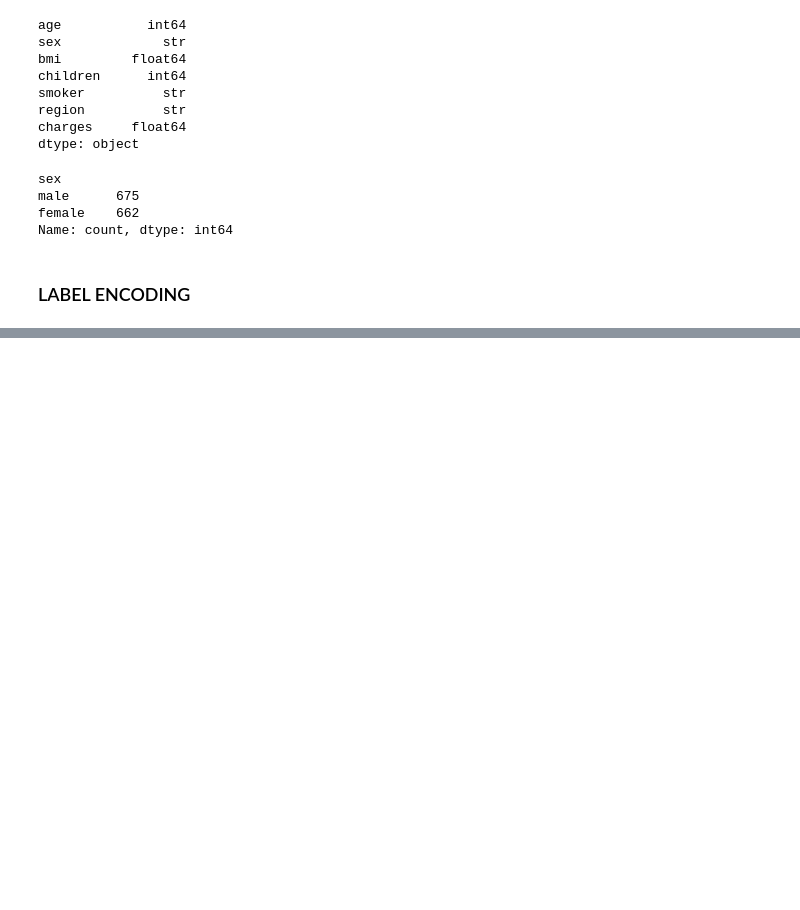
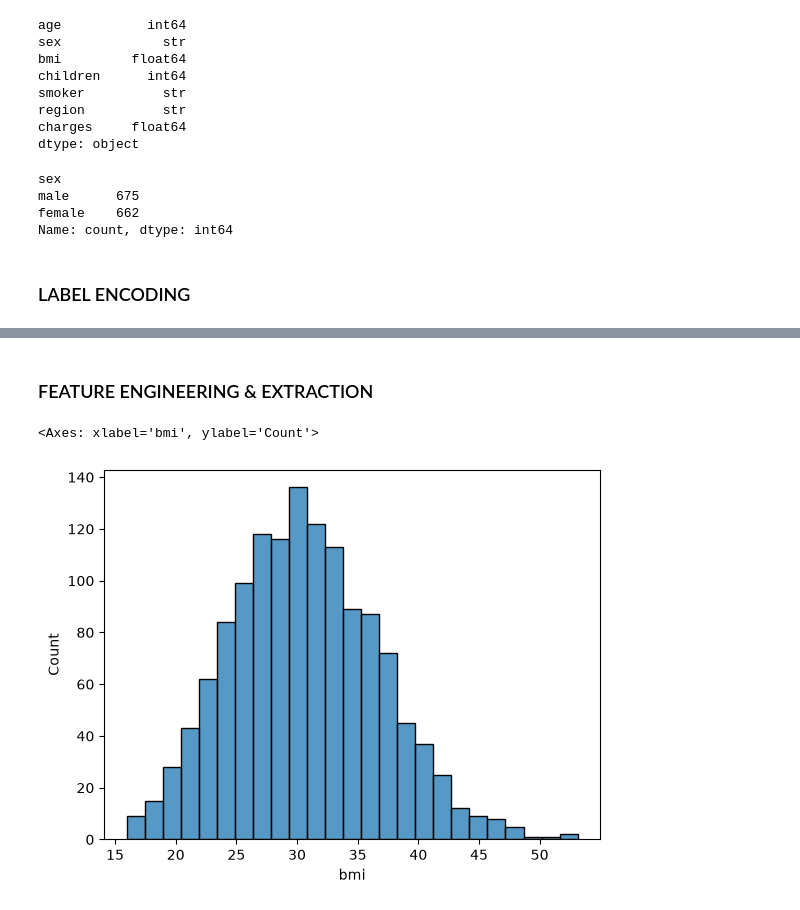
Before and after one commit to C4naryS0ck/oompa-loompa, a Jupyter notebook: test.ipynb, the cells around one changed output, grey strips where cells are left out. Saved outputs shown, nothing was run; the diff lists cells and outputs as text; code cells hidden in the pictures; blank space fills up the shorter version.

```diff
--- a/test.ipynb
+++ b/test.ipynb
@@ -165,0 +242,7 @@ Name: count, dtype: int64
+# %% [markdown]
+###  FEATURE ENGINEERING & EXTRACTION
+# %%
+sns.histplot(df['bmi'])
+# %% [output]
+<Axes: xlabel='bmi', ylabel='Count'>
+[figure, added]
```
Also changed, not shown: parts of 26 cells of this notebook.
